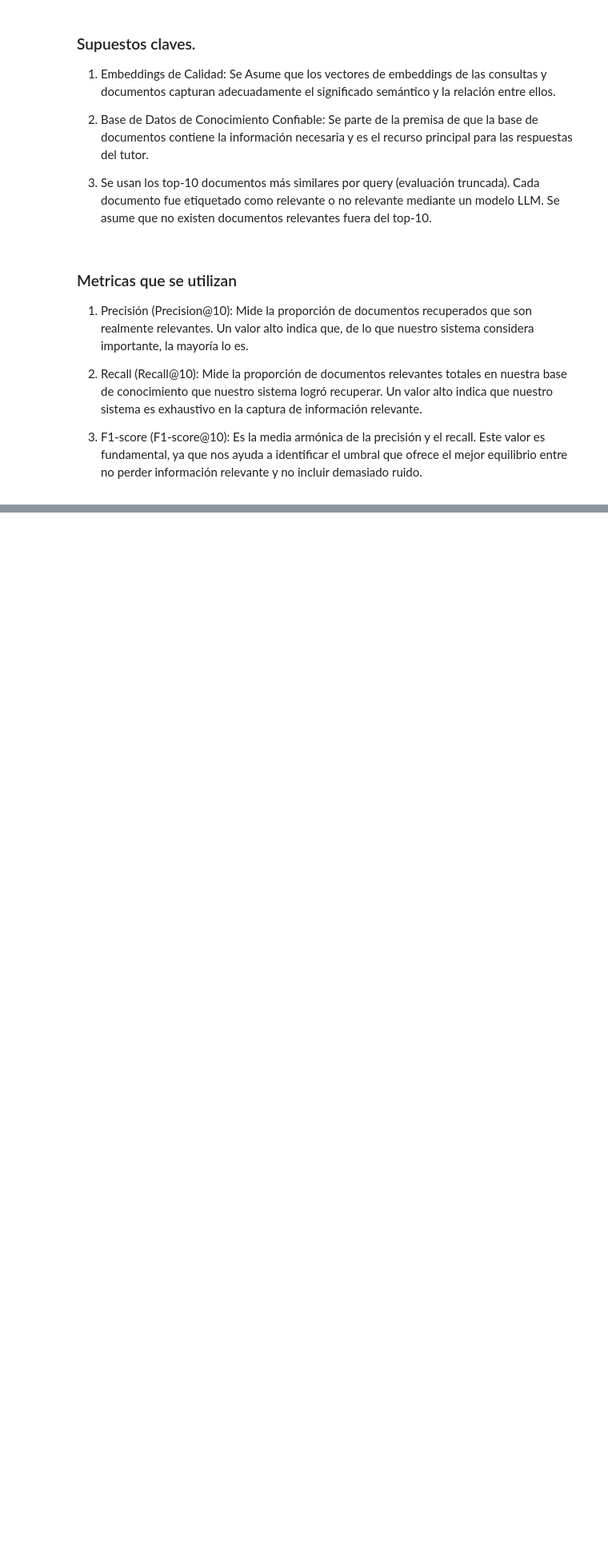
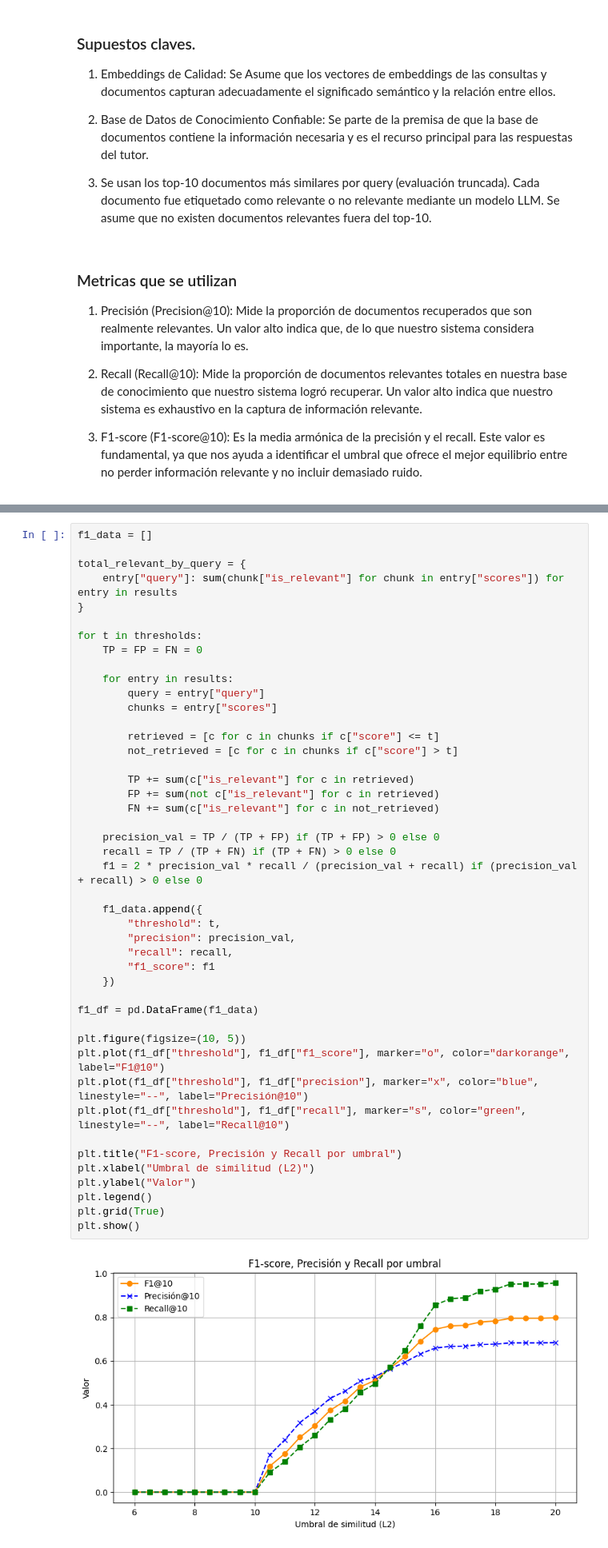
Before and after one commit to Javi111003/OlivIA-RAG, a Jupyter notebook: src/experiments/similarity_threshold/conclusions.ipynb, the cells around one changed output, grey strips where cells are left out. Shown: that part at 80% size. Drawn from its saved outputs; the diff is of its cells as text; blank space fills up the shorter version.

```diff
--- a/src/experiments/similarity_threshold/conclusions.ipynb
+++ b/src/experiments/similarity_threshold/conclusions.ipynb
@@ -41,0 +113,47 @@ JSONDecodeError: Expecting value: line 1 column 1 (char 0)
+# %%
+f1_data = []
+
+total_relevant_by_query = {
+    entry["query"]: sum(chunk["is_relevant"] for chunk in entry["scores"]) for entry in results
+}
+
+for t in thresholds:
+    TP = FP = FN = 0
+
+    for entry in results:
+        query = entry["query"]
+        chunks = entry["scores"]
+
+        retrieved = [c for c in chunks if c["score"] <= t]
+        not_retrieved = [c for c in chunks if c["score"] > t]
+
+        TP += sum(c["is_relevant"] for c in retrieved)
+        FP += sum(not c["is_relevant"] for c in retrieved)
+        FN += sum(c["is_relevant"] for c in not_retrieved)
+
+    precision_val = TP / (TP + FP) if (TP + FP) > 0 else 0
+    recall = TP / (TP + FN) if (TP + FN) > 0 else 0
+    f1 = 2 * precision_val * recall / (precision_val + recall) if (precision_val + recall) > 0 else 0
+
+    f1_data.append({
+        "threshold": t,
+        "precision": precision_val,
+        "recall": recall,
+        "f1_score": f1
+    })
+
+f1_df = pd.DataFrame(f1_data)
+
+plt.figure(figsize=(10, 5))
+plt.plot(f1_df["threshold"], f1_df["f1_score"], marker="o", color="darkorange", label="F1@10")
+plt.plot(f1_df["threshold"], f1_df["precision"], marker="x", color="blue", linestyle="--", label="Precisión@10")
+plt.plot(f1_df["threshold"], f1_df["recall"], marker="s", color="green", linestyle="--", label="Recall@10")
+
+plt.title("F1-score, Precisión y Recall por umbral")
+plt.xlabel("Umbral de similitud (L2)")
+plt.ylabel("Valor")
+plt.legend()
+plt.grid(True)
+plt.show()
+# %% [output]
+[figure, added]
```
Also changed, not shown: parts of 8 cells of this notebook, 1 other file.
